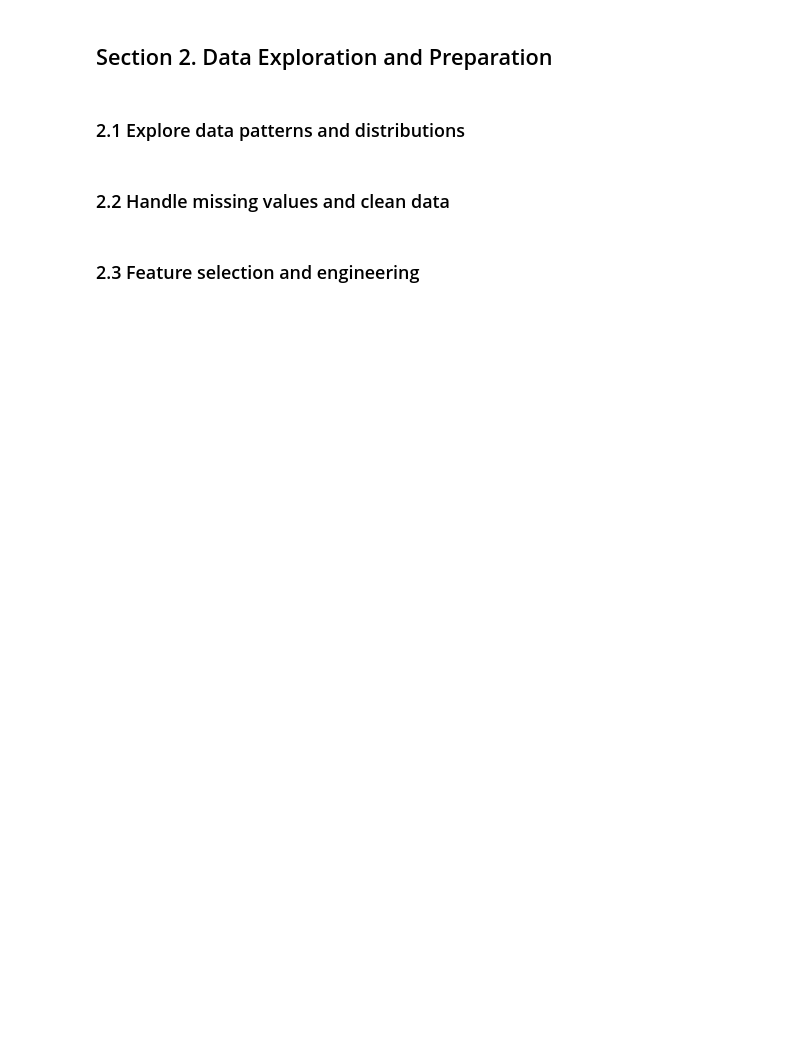
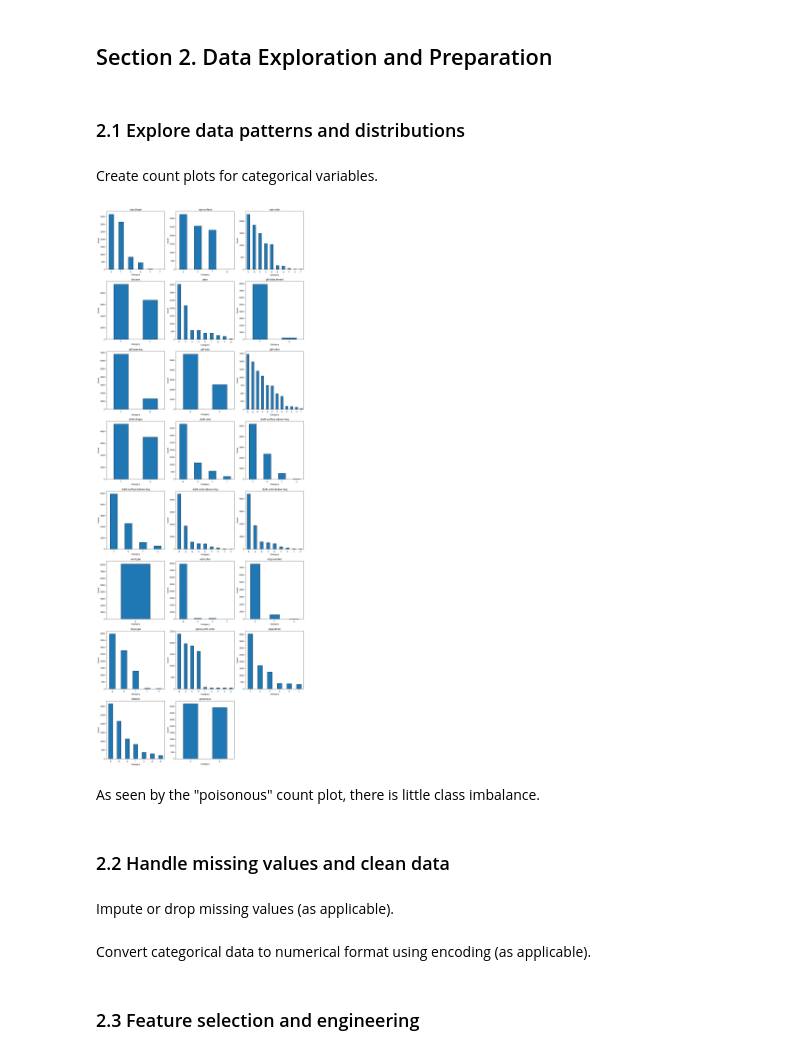
Before and after one commit to reedbc1/ml_classification_brendan, a Jupyter notebook: classification_brendan.ipynb, the cells around one changed output. Cells and saved outputs as stored; diff of their text form; code cells hidden in the pictures; blank space fills up the shorter version.

```diff
--- a/classification_brendan.ipynb
+++ b/classification_brendan.ipynb
@@ -21,7 +28,7 @@ import seaborn as sns
 mushroom = fetch_ucirepo(id=73)
 
 # data (as pandas dataframes)
-data = mushroom.data.original
-X = mushroom.data.features
-y = mushroom.data.targets
+df = mushroom.data.original
+# X = mushroom.data.features
+# y = mushroom.data.targets
 # %%
@@ -77,5 +84,37 @@ Stalk root is missing 2480 instances out of 8124.
 ## Section 2. Data Exploration and Preparation
 # %% [markdown]
 ### 2.1 Explore data patterns and distributions
+# %% [markdown]
+Create count plots for categorical variables.
+# %%
+# Get categorical columns
+cat_cols = df.select_dtypes(include=['object', 'category']).columns
+
+# Calculate grid dimensions
+n_cols = len(cat_cols)
+n_rows = (n_cols + 2) // 3  # 3 columns per row
+
+fig, axes = plt.subplots(n_rows, 3, figsize=(15, 5*n_rows))
+axes = axes.flatten()
+
+for i, col in enumerate(cat_cols):
+    df[col].value_counts().plot(kind='bar', ax=axes[i], edgecolor='black')
+    axes[i].set_title(col)
+    axes[i].set_xlabel('Category')
+    axes[i].set_ylabel('Count')
+    axes[i].tick_params(axis='x', rotation=45)
+
+# Hide empty subplots
+for j in range(i+1, len(axes)):
+    axes[j].set_visible(False)
+
+plt.tight_layout()
+plt.show()
+# %% [output]
+[figure, added]
+# %% [markdown]
+As seen by the "poisonous" count plot, there is little class imbalance.
 # %% [markdown]
 ### 2.2 Handle missing values and clean data
+# %% [markdown]
+Impute or drop missing values (as applicable).
@@ -81,0 +123,2 @@ Stalk root is missing 2480 instances out of 8124.
+# %% [markdown]
+Convert categorical data to numerical format using encoding (as applicable).
```
Also changed, not shown: parts of 24 cells of this notebook, 1 other file.
